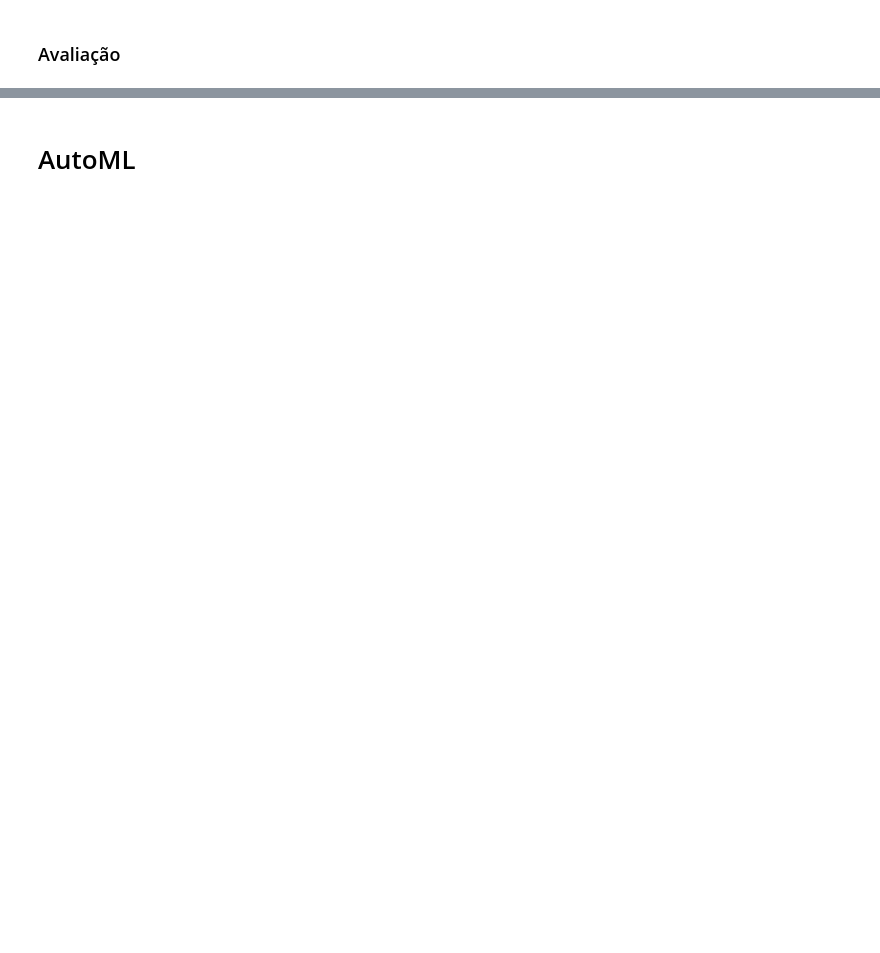
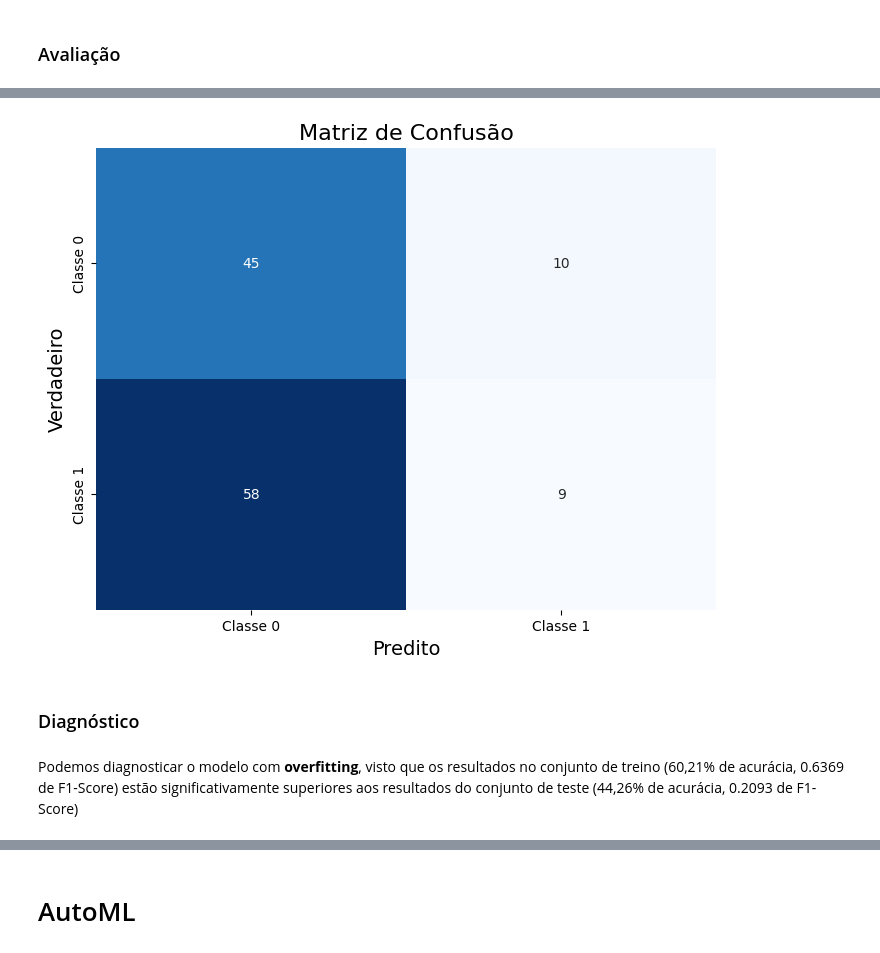
Before and after one commit to jcfl1/Stock-Prices-Prediction, a Jupyter notebook: xgboost.ipynb, the cells around one changed output, grey strips where cells are left out. Drawn from its saved outputs; the diff is of its cells as text; code cells hidden in the pictures; blank space fills up the shorter version.

```diff
--- a/xgboost.ipynb
+++ b/xgboost.ipynb
@@ -255,0 +309,6 @@ for i, trial in enumerate(best_trials):
+# %%
+best_params = {'eta': 0.07111263779692518, 'max_depth': 7, 'lambda': 0.048716073969606366}
+model = XGBClassifier(**best_params)
+
+# Treinando o modelo no conjunto de treinamento completo
+model = model.fit(X_petr4_train, y_petr4_train)
@@ -255,0 +327,5 @@ for i, trial in enumerate(best_trials):
+# %%
+# Avaliando o modelo
+y_pred = model.predict(X_petr4_test)
+report = classification_report(y_petr4_test, y_pred, digits=4)
+print(report)
@@ -255,0 +341,8 @@ for i, trial in enumerate(best_trials):
+# %%
+plot_confusion_matrix(y_petr4_test, y_pred)
+# %% [output]
+[figure, added]
+# %% [markdown]
+### Diagnóstico
+# %% [markdown]
+Podemos diagnosticar o modelo com **overfitting**, visto que os resultados no conjunto de treino (60,21% de acurácia, 0.6369 de F1-Score) estão significativamente superiores aos resultados do conjunto de teste (44,26% de acurácia, 0.2093 de F1-Score)
```
Also changed, not shown: parts of 96 cells of this notebook, 2 other files.
